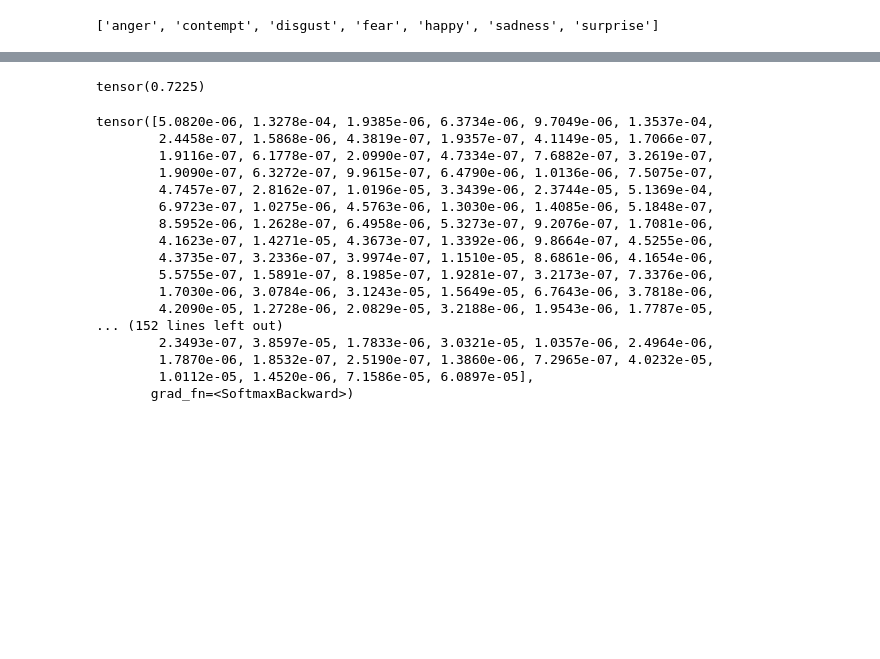
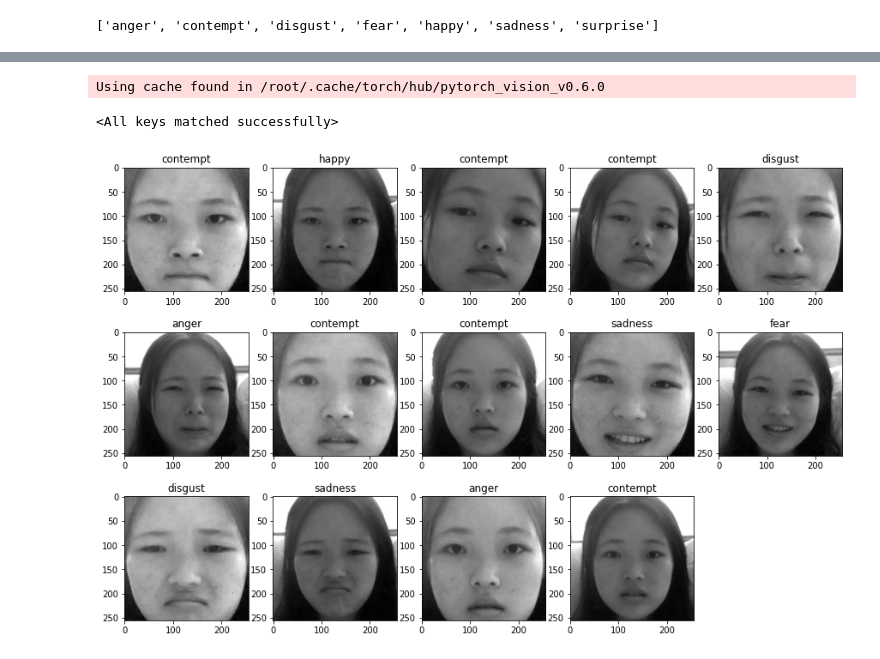
Before and after one commit to tingfengx/Emoji-Expression-Mask.PyTorch, a Jupyter notebook: csc420 squeezenet.ipynb, the cells around one changed output, grey strips where cells are left out. Saved outputs shown, nothing was run; the diff lists cells and outputs as text; code cells hidden in the pictures; blank space fills up the shorter version.

Commit message:
cleaned up squeezenet

```diff
--- a/csc420 squeezenet.ipynb
+++ b/csc420 squeezenet.ipynb
@@ -113,10 +126,10 @@ Finished Training
 # %%
 total, correct = 0, 0
-for i, data in enumerate(testloader, 0):
+start = time.time()
+for i, data in enumerate(testloaderfer, 0):
   inputs, labels = data
-  outputs = model(inputs)
+  normalized = normalize(inputs)
+  outputs = model(normalized)
   total += len(outputs)
   correct += (outputs.argmax(axis=1)==labels).sum()
-  print(outputs.argmax(axis=1)==labels)
-# outputs_test = model(inputs)
-#         loss = criterion(outputs, labels)
+end = time.time()
@@ -141,24 +135,0 @@ tensor([ True,  True, False,  True,  True,  True,  True])
-# %%
-correct/total
-# %% [output]
-tensor(0.7225)
-# %%
-torch.nn.functional.softmax(model(input_batch)[0], dim=0)
-# %% [output]
-tensor([5.0820e-06, 1.3278e-04, 1.9385e-06, 6.3734e-06, 9.7049e-06, 1.3537e-04,
-        2.4458e-07, 1.5868e-06, 4.3819e-07, 1.9357e-07, 4.1149e-05, 1.7066e-07,
-        1.9116e-07, 6.1778e-07, 2.0990e-07, 4.7334e-07, 7.6882e-07, 3.2619e-07,
-        1.9090e-07, 6.3272e-07, 9.9615e-07, 6.4790e-06, 1.0136e-06, 7.5075e-07,
-        4.7457e-07, 2.8162e-07, 1.0196e-05, 3.3439e-06, 2.3744e-05, 5.1369e-04,
-        6.9723e-07, 1.0275e-06, 4.5763e-06, 1.3030e-06, 1.4085e-06, 5.1848e-07,
-        8.5952e-06, 1.2628e-07, 6.4958e-06, 5.3273e-07, 9.2076e-07, 1.7081e-06,
-        4.1623e-07, 1.4271e-05, 4.3673e-07, 1.3392e-06, 9.8664e-07, 4.5255e-06,
-        4.3735e-07, 3.2336e-07, 3.9974e-07, 1.1510e-05, 8.6861e-06, 4.1654e-06,
-        5.5755e-07, 1.5891e-07, 8.1985e-07, 1.9281e-07, 3.2173e-07, 7.3376e-06,
-        1.7030e-06, 3.0784e-06, 3.1243e-05, 1.5649e-05, 6.7643e-06, 3.7818e-06,
-        4.2090e-05, 1.2728e-06, 2.0829e-05, 3.2188e-06, 1.9543e-06, 1.7787e-05,
-... (152 lines left out)
-        2.3493e-07, 3.8597e-05, 1.7833e-06, 3.0321e-05, 1.0357e-06, 2.4964e-06,
-        1.7870e-06, 1.8532e-07, 2.5190e-07, 1.3860e-06, 7.2965e-07, 4.0232e-05,
-        1.0112e-05, 1.4520e-06, 7.1586e-05, 6.0897e-05],
-       grad_fn=<SoftmaxBackward>)
@@ -164,0 +138,39 @@ tensor([5.0820e-06, 1.3278e-04, 1.9385e-06, 6.3734e-06, 9.7049e-06, 1.3537e-04,
+# %%
+# load pretrained model
+model = torch.hub.load('pytorch/vision:v0.6.0', 'squeezenet1_1', pretrained=False)
+for param in model.parameters():
+  param.requires_grad = True
+
+model.classifier._modules["1"] = nn.Conv2d(512, 7, kernel_size=(1, 1))
+model.load_state_dict(torch.load('drive/My Drive/csc420_project/squeezenet1_1_97'))
+# %% [output]
+Using cache found in /root/.cache/torch/hub/pytorch_vision_v0.6.0
+<All keys matched successfully>
+# %%
+preprocess2 = transforms.Compose([
+    transforms.Resize(256),
+    transforms.CenterCrop(256),
+    transforms.ToTensor()
+])
+
+# load from whereever Qinchen's photos are stored
+my_face = torchvision.datasets.ImageFolder(root='drive/My Drive/csc420_project/test_data/', transform=preprocess2)
+
+myfaceloader = torch.utils.data.DataLoader(my_face, batch_size=1,
+                                         shuffle=False, num_workers=2)
+# %%
+plt.figure(figsize=(15, 10))
+model.eval()
+
+for i, data in enumerate(myfaceloader, 0):
+  inputs, _ = data
+  inputs[0][1] = inputs[0][0]
+  inputs[0][2] = inputs[0][0]
+  outputs = model(normalize(inputs))
+  plt.subplot(3, 5, i+1)
+  plt.imshow(inputs[0][0], cmap='gray')
+  plt.title(data_full.classes[outputs.argmax(axis=1).item()])
+
+plt.show()
+# %% [output]
+[figure, added]
```
Also changed, not shown: parts of 17 cells of this notebook.
